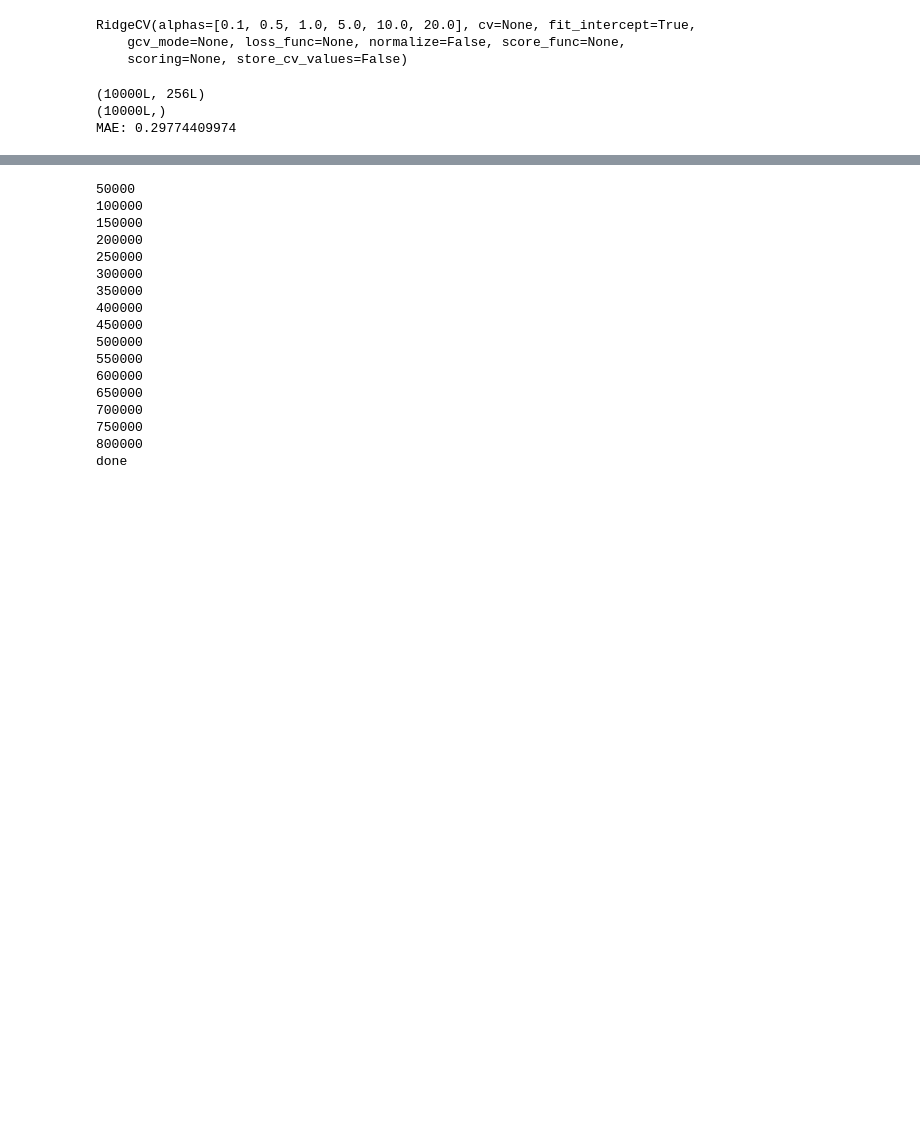
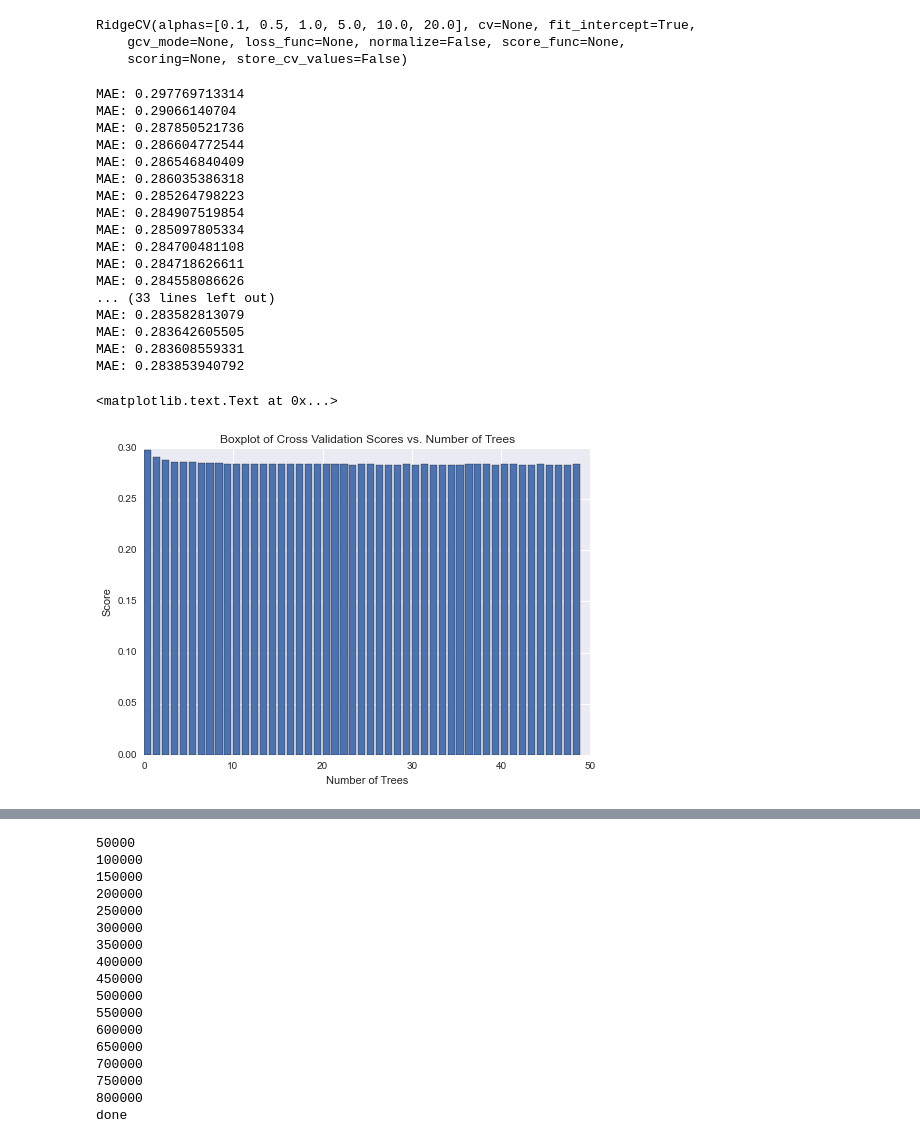
Before and after one commit to bksim/CS181, a Jupyter notebook: practical1/mess-Jeremy.ipynb, the cells around one changed output, grey strips where cells are left out. Cells and saved outputs as stored; diff of their text form; code cells hidden in the pictures; blank space fills up the shorter version.

Commit message:
random forest parameter tuning

```diff
--- a/practical1/mess-Jeremy.ipynb
+++ b/practical1/mess-Jeremy.ipynb
@@ -199,10 +225,6 @@ RidgeCV(alphas=[0.1, 0.5, 1.0, 5.0, 10.0, 20.0], cv=None, fit_intercept=True,
 # %%
 X_small = X_train[0:10000,:]
 y_small = y_train[0:10000]
-print X_small.shape
-print y_small.shape
+# print X_small.shape
+# print y_small.shape
 clf_svr = fit_svr(X_small, y_small, X_test, y_test)
-# %% [output]
-(10000L, 256L)
-(10000L,)
-MAE: 0.29774409974
@@ -209,3 +237,40 @@ MAE: 0.29774409974
+# %%
+%timeit
+X_small = X_train[0:10000,:]
+y_small = y_train[0:10000]
+list_of_scores = []
+for i in range(1,50):
+    clf = ensemble.RandomForestRegressor(n_estimators=i)
+    clf.fit(X_small, y_small)
+    y_prediction = clf.predict(X_test)
+    mae = MAE(y_prediction, y_test)
+    list_of_scores.append(mae)
+
+# Graph the Random Forrest Classifier
+plt.bar(np.arange(49),list_of_scores)
+plt.title('Boxplot of Cross Validation Scores vs. Number of Trees')
+plt.xlabel('Number of Trees')
+plt.ylabel('Score')
+# %% [output]
+MAE: 0.297769713314
+MAE: 0.29066140704
+MAE: 0.287850521736
+MAE: 0.286604772544
+MAE: 0.286546840409
+MAE: 0.286035386318
+MAE: 0.285264798223
+MAE: 0.284907519854
+MAE: 0.285097805334
+MAE: 0.284700481108
+MAE: 0.284718626611
+MAE: 0.284558086626
+... (33 lines left out)
+MAE: 0.283582813079
+MAE: 0.283642605505
+MAE: 0.283608559331
+MAE: 0.283853940792
+<matplotlib.text.Text at 0x...>
+[figure, added]
 # %%
 clf_rf = fit_randomforest(X_train, y_train, X_test, y_test)
 # %% [output]
```
Also changed, not shown: parts of 6 cells of this notebook, 1 other file.
